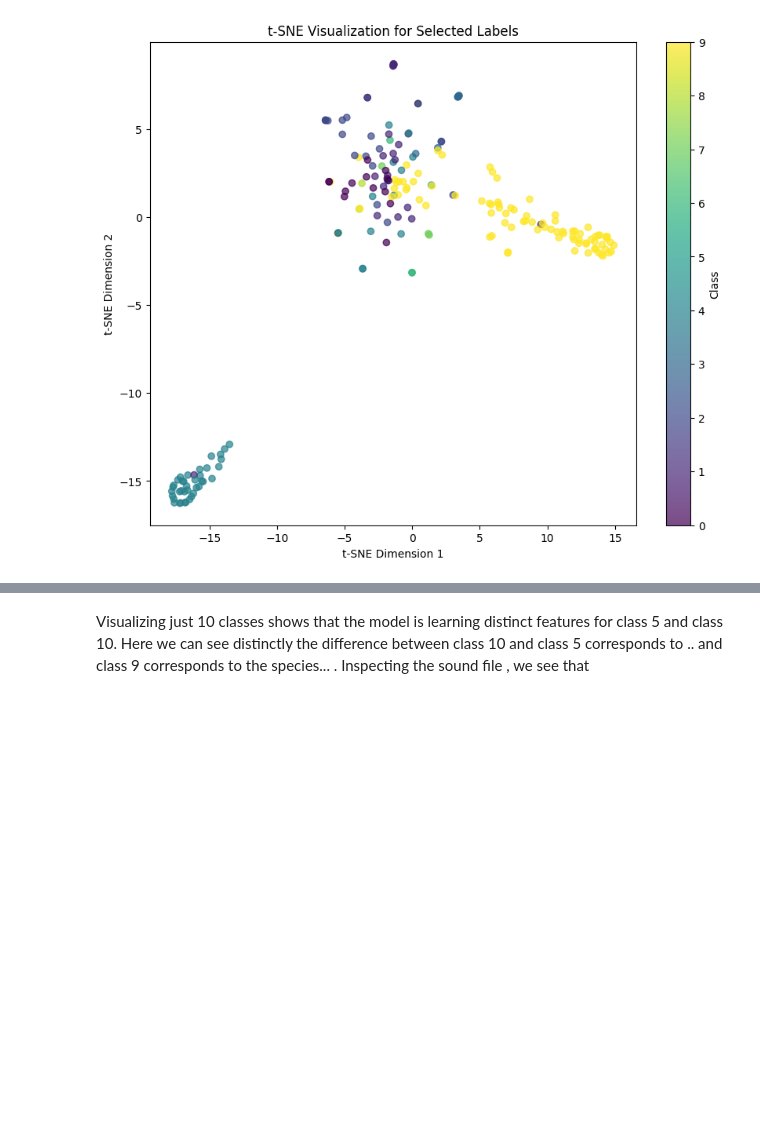
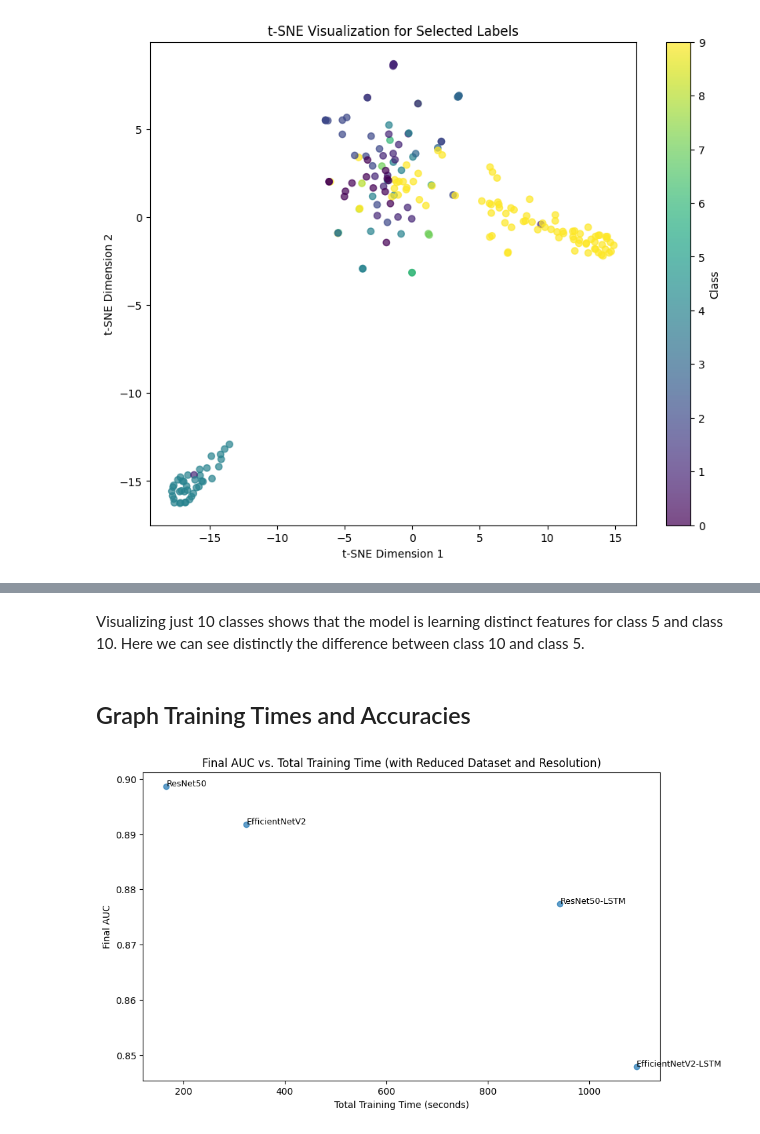
Before and after one commit to jameslu3/bird-sound-detection, a Jupyter notebook: birdclef24-initial-implementation.ipynb, the cells around one changed output, grey strips where cells are left out. Drawn from its saved outputs; the diff is of its cells as text; code cells hidden in the pictures; blank space fills up the shorter version.

Commit message:
just trying to fix stuff i hate git so much

```diff
--- a/birdclef24-initial-implementation.ipynb
+++ b/birdclef24-initial-implementation.ipynb
@@ -761,6 +792,9 @@ for _ in range(5):
 # %%
 import os
 os.environ["KMP_DUPLICATE_LIB_OK"]="TRUE"
+# %%
+# Initialize training time array for visualization of training
+training_times = []
 # %%
 from tensorflow.keras.callbacks import Callback
 import tensorflow.keras.backend as K
@@ -793,0 +864,16 @@ E0000 00:00:1734071040.094809   82262 gpu_timer.cc:82] Delay kernel timed out: m
+# %%
+# Create training_statistics.json file if it doesn't exist
+if not os.path.exists("training_statistics.json"):
+    with open("training_statistics.json", "w") as f:
+        f.write("[]")
+# %%
+import json
+
+# Save training_times to a JSON file
+with open("training_statistics.json", "r") as f:
+            data = json.load(f)
+data.append(training_times)
+with open("training_statistics.json", "w") as f:
+        json.dump(data, f, indent=4)
+
+print("Training statistics saved")
@@ -926,2 +1011,45 @@ NameError: name 'label2name' is not defined
 # %% [markdown]
-Visualizing just 10 classes shows that the model is learning distinct features for class 5 and class 10. Here we can see distinctly the difference between class 10 and class 5 corresponds to .. and class 9 corresponds to the species... . Inspecting the sound file , we see that
+Visualizing just 10 classes shows that the model is learning distinct features for class 5 and class 10. Here we can see distinctly the difference between class 10 and class 5.
+# %% [markdown]
+## Graph Training Times and Accuracies
+# %%
+# Use training_times (yes I know I named that not so well) to get all of the training times, aucs, etc. for all models
+# Plot stuff
+with open("training_statistics.json", "r") as f:
+    data = json.load(f)
+
+# Flatten the list to ensure consistency
+flattened_data = []
+for entry in data:
+    if isinstance(entry, list):  # Check if entry is a list
+        flattened_data.extend(entry)  # Extend with the inner list's items
+    else:
+        flattened_data.append(entry)
+
+# Extract relevant fields
+models = [entry['Model'] for entry in flattened_data]
+final_auc = [entry['Final AUC'] for entry in flattened_data]
+total_time = [entry['Total time'] for entry in flattened_data]
+
+# Plot Final AUC vs. Total Time
+plt.figure(figsize=(10, 6))
+plt.scatter(total_time, final_auc, alpha=0.7)
+for i, model in enumerate(models):
+    if model == 'efficientnetv2_b0_imagenet':
+        if flattened_data[i]['Hybrid']:
+            model = 'EfficientNetV2-LSTM'
+        else:
+            model = 'EfficientNetV2'
+    elif model == 'resnet50_imagenet':
+        if flattened_data[i]['Hybrid']:
+            model = 'ResNet50-LSTM'
+        else:
+            model = 'ResNet50'
+    plt.text(total_time[i], final_auc[i], model, fontsize=9)
+
+plt.title('Final AUC vs. Total Training Time (with Reduced Dataset and Resolution)')
+plt.xlabel('Total Training Time (seconds)')
+plt.ylabel('Final AUC')
+plt.show()
+# %% [output]
+[figure, added]
```
Also changed, not shown: parts of 25 cells of this notebook.
